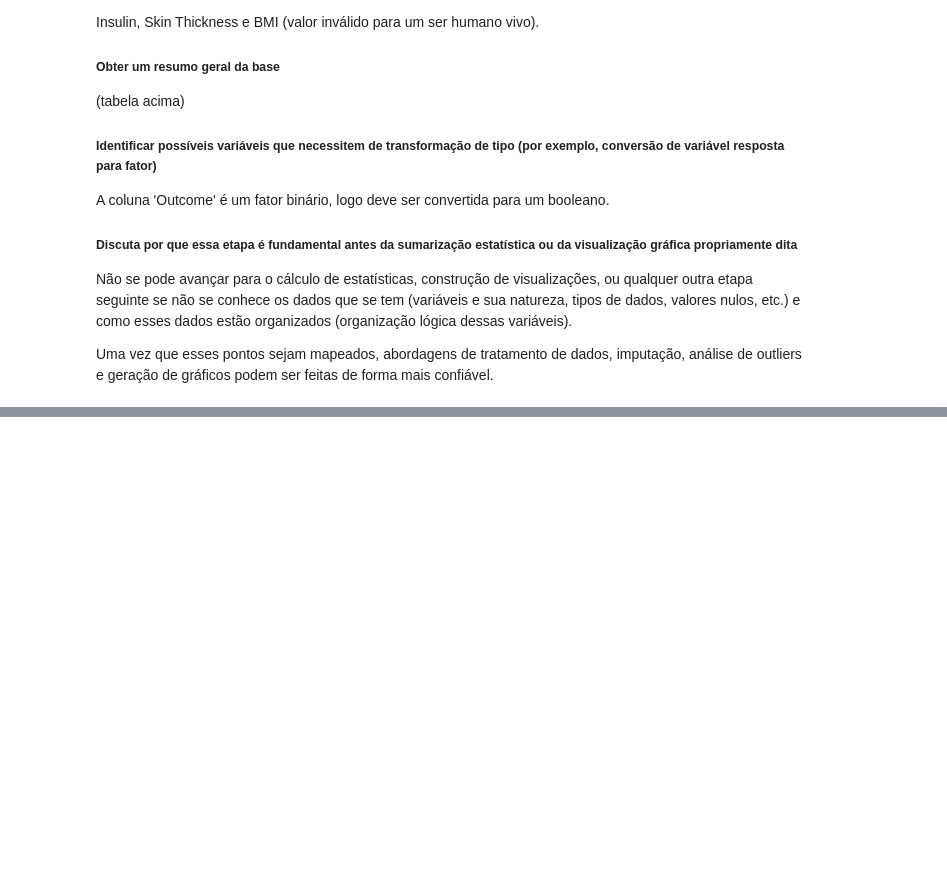
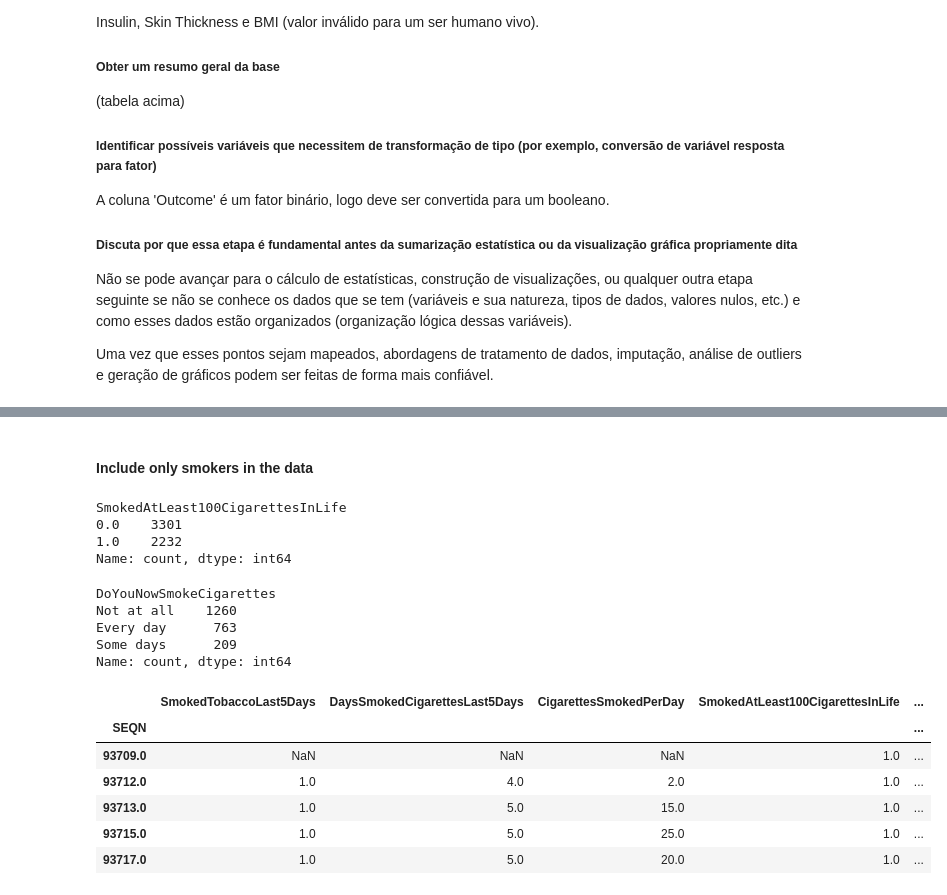
Before and after one commit to Racciatti/aprendizado_supervisionado, a Jupyter notebook: Code/EDA.ipynb, the cells around one changed output, grey strips where cells are left out. Cells and saved outputs as stored; diff of their text form; code cells hidden in the pictures; blank space fills up the shorter version.

```diff
--- a/Code/EDA.ipynb
+++ b/Code/EDA.ipynb
@@ -171,0 +258,5 @@ Uma vez que esses pontos sejam mapeados, abordagens de tratamento de dados, impu
+# %%
+boolean_filter = ['Smok' in name for name in metadata_df.reset_index()['VariableNameLong']]
+
+for val in metadata_df[boolean_filter].reset_index()['VariableNameLong']:
+    print(val)
@@ -171,0 +274,4 @@ Uma vez que esses pontos sejam mapeados, abordagens de tratamento de dados, impu
+# %%
+selected_cols = metadata_df[boolean_filter].reset_index()['VariableNameLong']
+filtered_df = data_df[selected_cols]
+filtered_df.info()
@@ -171,0 +296,29 @@ Uma vez que esses pontos sejam mapeados, abordagens de tratamento de dados, impu
+# %% [markdown]
+#### Include only smokers in the data
+# %%
+filtered_df['SmokedAtLeast100CigarettesInLife'].value_counts()
+# %% [output]
+SmokedAtLeast100CigarettesInLife
+0.0    3301
+1.0    2232
+Name: count, dtype: int64
+# %%
+filtered_df['DoYouNowSmokeCigarettes'].value_counts()
+# %% [output]
+DoYouNowSmokeCigarettes
+Not at all    1260
+Every day      763
+Some days      209
+Name: count, dtype: int64
+# %%
+selected_samples_df = filtered_df[(filtered_df['SmokedAtLeast100CigarettesInLife']==1)&((filtered_df['DoYouNowSmokeCigarettes']=='Every day') | (filtered_df['DoYouNowSmokeCigarettes']=='Some days'))]
+# %%
+selected_samples_df.head()
+# %% [output]
+|  | SmokedTobaccoLast5Days | DaysSmokedCigarettesLast5Days | CigarettesSmokedPerDay | SmokedAtLeast100CigarettesInLife | ... |
+| SEQN |  |  |  |  | ... |
+| 93709.0 | NaN | NaN | NaN | 1.0 | ... |
+| 93712.0 | 1.0 | 4.0 | 2.0 | 1.0 | ... |
+| 93713.0 | 1.0 | 5.0 | 15.0 | 1.0 | ... |
+| 93715.0 | 1.0 | 5.0 | 25.0 | 1.0 | ... |
+| 93717.0 | 1.0 | 5.0 | 20.0 | 1.0 | ... |
```
Also changed, not shown: parts of 11 cells of this notebook, 1 other file.
